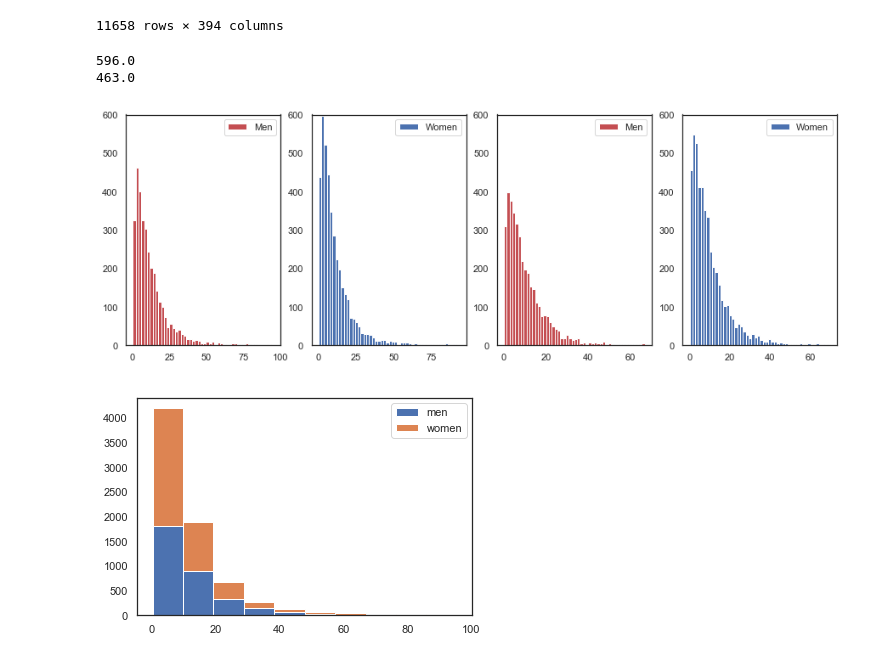
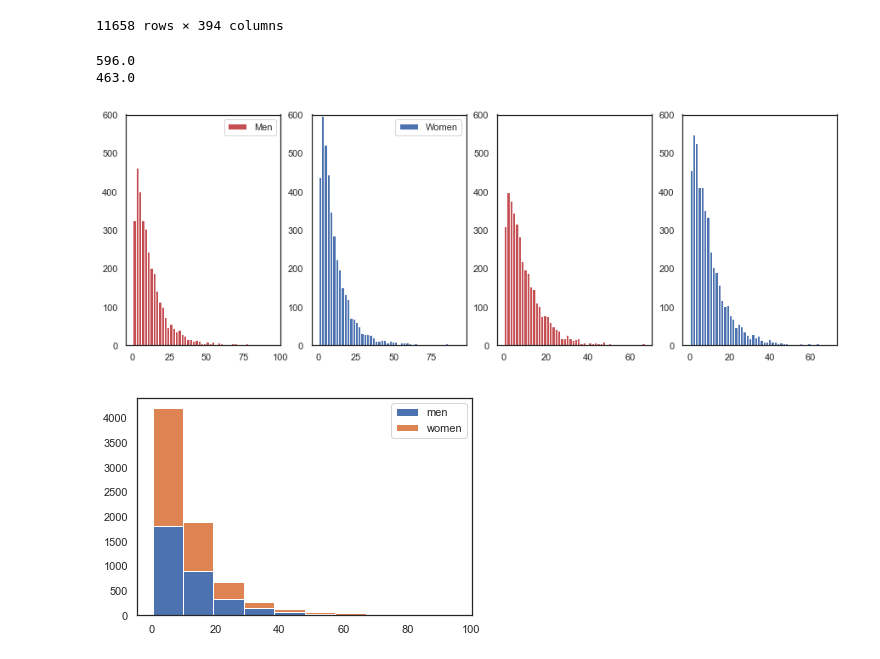
Before and after one commit to Jwdaniel34/Into_the_soyverse, a Jupyter notebook: Expenditure .ipynb, the cells around one changed output. Cells and saved outputs as stored; diff of their text form; code cells hidden in the pictures.

```diff
--- a/Expenditure .ipynb
+++ b/Expenditure .ipynb
@@ -252,24 +234,22 @@ women_veggie = results[(results['SEX_REF'] == 'Female') & (results['veggie_per_p
 # %%
 fig, ax = plt.subplots(1,4, figsize = (15,5))
 # fig.subplots_adjust(hspace = 1.2,left=None, bottom=None, right=None, top=None,wspace=None)
 men = 'Men'
 women = 'Women'
 men_meat_n, men_meat_bins, men_meat_patches = ax[0].hist(men_meat, color= 'r', bins = 50, label = men)
 women_meat_n, women_meat_bins, women_meat_patches = ax[1].hist(women_meat, bins = 50, label = women)
 men_veggie_n, men_veggie_bins, men_veggie_patches = ax[2].hist(men_veggie, color = 'r', bins = 50, label = men)
 women_veggie_n, women_veggie_bins, women_veggie_patches = ax[3].hist(women_veggie, bins = 50, label = women)
 [axis.set_ylim([0, 600]) for axis in ax]
 print(women_meat_n[np.argmax(women_meat_n)])
 print(men_meat_n[np.argmax(men_meat_n)])
 ax[0].legend()
 ax[1].legend()
-ax[2].legend()
-ax[3].legend()
 plt.show()
 # %% [output]
 596.0
 463.0
-[figure, old version]
+[figure, new version]
 # %%
 fig, axes = plt.subplots()
 
```
Also changed, not shown: parts of 79 cells of this notebook, 1 other file.
